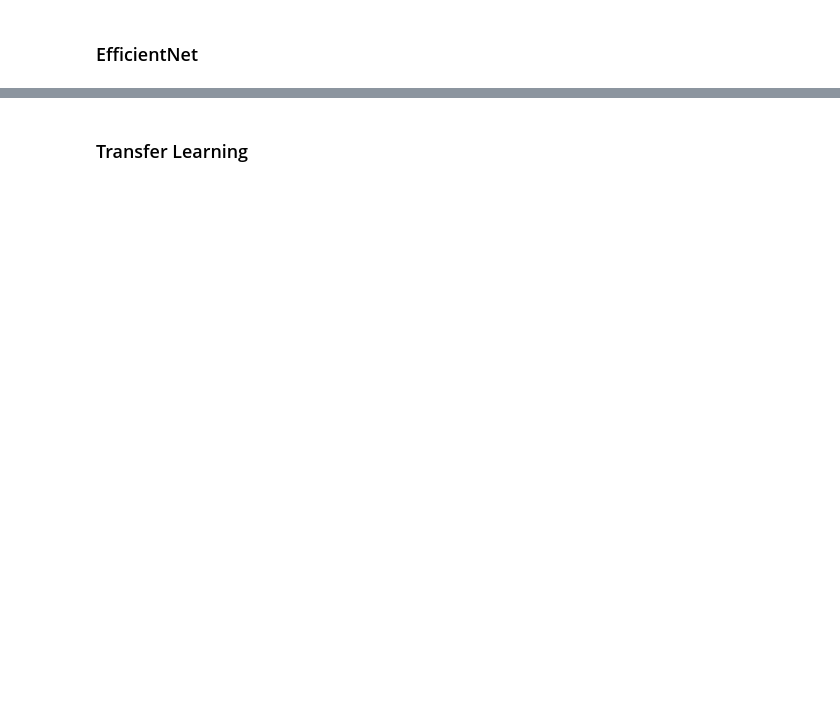
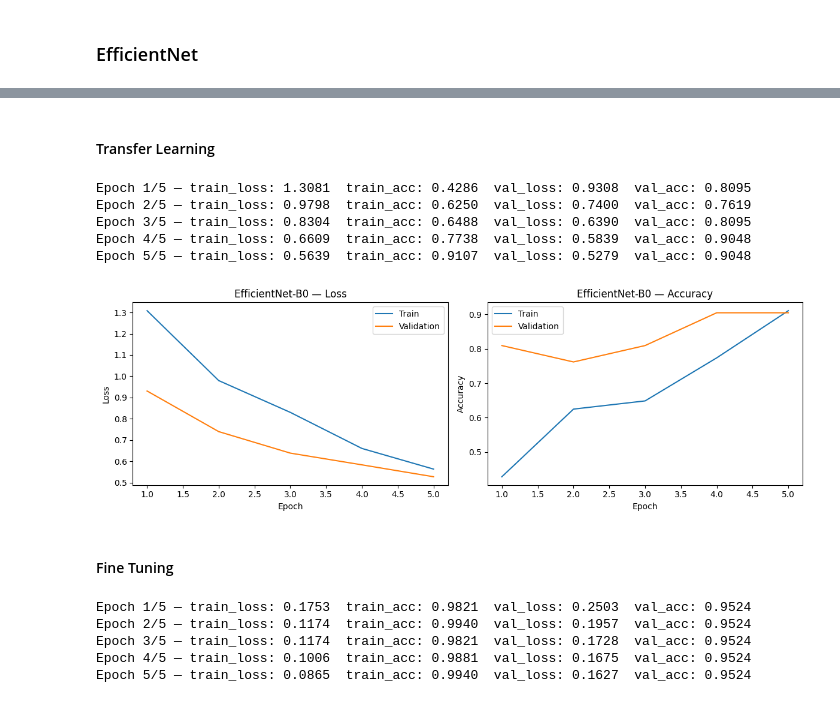
Before and after one commit to braulio-dev/transfer-learning-fine-tuning, a Jupyter notebook: transfer-learning.ipynb, the cells around one changed output, grey strips where cells are left out. Drawn from its saved outputs; the diff is of its cells as text; code cells hidden in the pictures; blank space fills up the shorter version.

Commit message:
add EfficientNet-B0 model

```diff
--- a/transfer-learning.ipynb
+++ b/transfer-learning.ipynb
@@ -269,18 +270,25 @@ EfficientNet(
 # %% [markdown]
-### Transfer Learning
+#### Transfer Learning
 # %%
-model1 = resnet50(weights=ResNet50_Weights.DEFAULT)
-
-for param in model1.parameters():
+for param in model2.parameters():
     param.requires_grad = False
-
-num_classes = 4
-model1.fc = nn.Linear(model1.fc.in_features, num_classes)
 # %%
-model2 = efficientnet_b0(weights=weights)
-
-for param in model2.parameters():
-    param.requires_grad = False
-
-num_classes = 4
 model2.classifier[-1] = nn.Linear(model2.classifier[-1].in_features, num_classes)
+# %%
+optimizer = torch.optim.Adam(model2.classifier.parameters(), lr=1e-3)
+criterion = nn.CrossEntropyLoss()
+num_epochs = 5
+# %%
+res = train(model2, train_loader, val_loader, criterion, optimizer, num_epochs)
+# %% [output]
+Epoch 1/5 — train_loss: 1.3081  train_acc: 0.4286  val_loss: 0.9308  val_acc: 0.8095
+Epoch 2/5 — train_loss: 0.9798  train_acc: 0.6250  val_loss: 0.7400  val_acc: 0.7619
+Epoch 3/5 — train_loss: 0.8304  train_acc: 0.6488  val_loss: 0.6390  val_acc: 0.8095
+Epoch 4/5 — train_loss: 0.6609  train_acc: 0.7738  val_loss: 0.5839  val_acc: 0.9048
+Epoch 5/5 — train_loss: 0.5639  train_acc: 0.9107  val_loss: 0.5279  val_acc: 0.9048
+# %%
+plot_learning_curves(res, title="EfficientNet-B0")
+# %% [output]
+[figure, added]
+# %% [markdown]
+#### Fine Tuning
@@ -286,0 +313,8 @@ model2.classifier[-1] = nn.Linear(model2.classifier[-1].in_features, num_classes
+# %%
+res_ft = train(model2, train_loader, val_loader, criterion, ft_optimizer, ft_num_epochs)
+# %% [output]
+Epoch 1/5 — train_loss: 0.1753  train_acc: 0.9821  val_loss: 0.2503  val_acc: 0.9524
+Epoch 2/5 — train_loss: 0.1174  train_acc: 0.9940  val_loss: 0.1957  val_acc: 0.9524
+Epoch 3/5 — train_loss: 0.1174  train_acc: 0.9821  val_loss: 0.1728  val_acc: 0.9524
+Epoch 4/5 — train_loss: 0.1006  train_acc: 0.9881  val_loss: 0.1675  val_acc: 0.9524
+Epoch 5/5 — train_loss: 0.0865  train_acc: 0.9940  val_loss: 0.1627  val_acc: 0.9524
```
Also changed, not shown: parts of 9 cells of this notebook.
